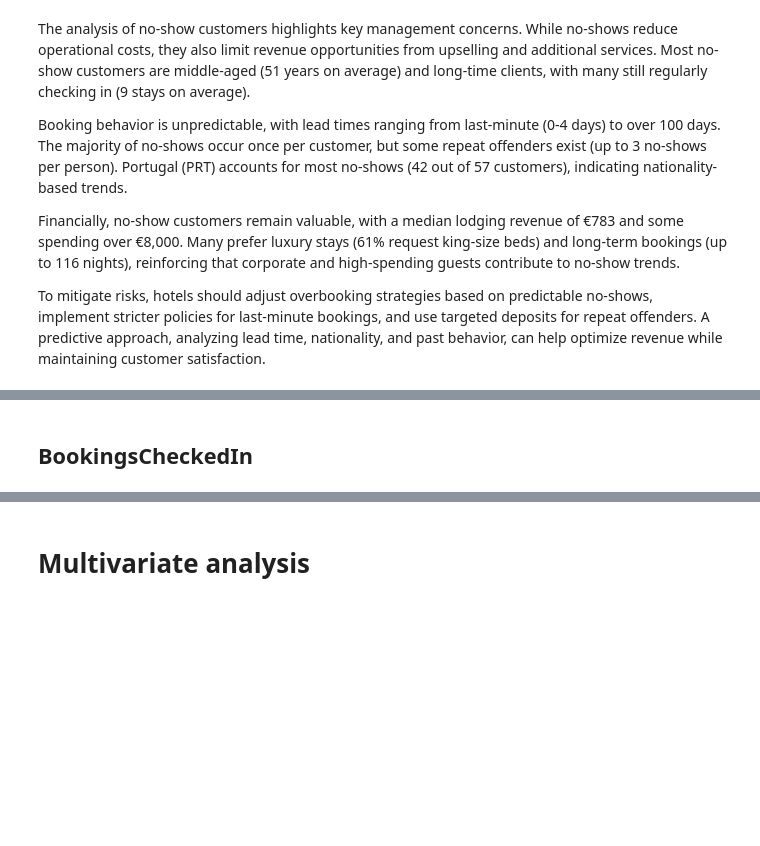
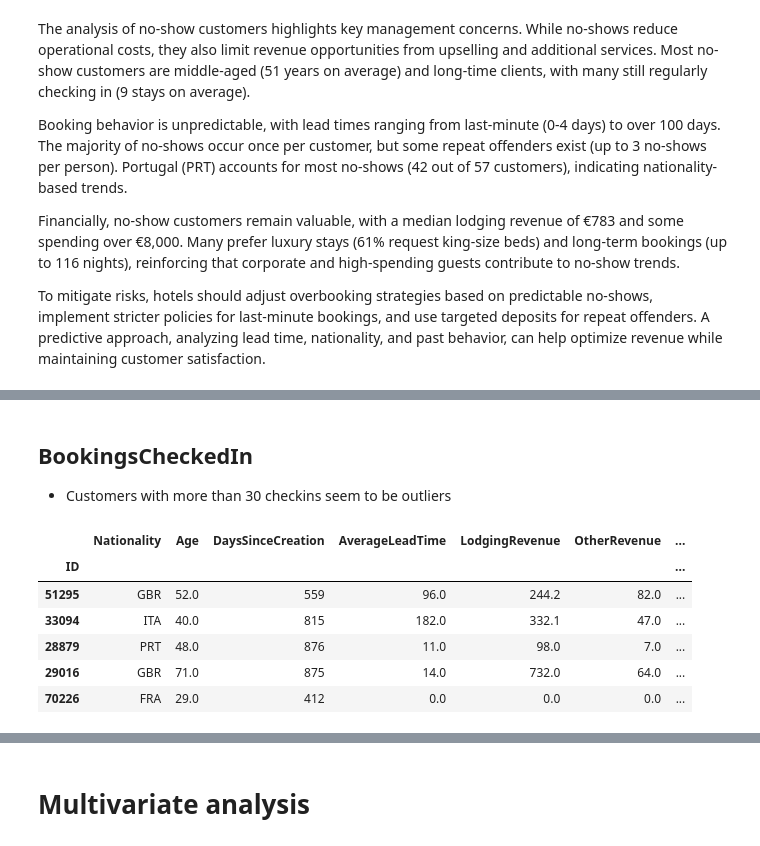
Before and after one commit to RubenCMarques/Hotel-Customer-Segmentation, a Jupyter notebook: Notebooks/Diogo_workspace.ipynb, the cells around one changed output, grey strips where cells are left out. Drawn from its saved outputs; the diff is of its cells as text; code cells hidden in the pictures; blank space fills up the shorter version.

```diff
--- a/Notebooks/Diogo_workspace.ipynb
+++ b/Notebooks/Diogo_workspace.ipynb
@@ -883,2 +812,14 @@ noshow_customers.describe().T
-# %% [markdown]
-## BookingsCheckedIn
+# %% [markdown]
+## BookingsCheckedIn
+
+- Customers with more than 30 checkins seem to be outliers
+# %%
+data.sample(5)
+# %% [output]
+|  | Nationality | Age | DaysSinceCreation | AverageLeadTime | LodgingRevenue | OtherRevenue | ... |
+| ID |  |  |  |  |  |  | ... |
+| 51295 | GBR | 52.0 | 559 | 96.0 | 244.2 | 82.0 | ... |
+| 33094 | ITA | 40.0 | 815 | 182.0 | 332.1 | 47.0 | ... |
+| 28879 | PRT | 48.0 | 876 | 11.0 | 98.0 | 7.0 | ... |
+| 29016 | GBR | 71.0 | 875 | 14.0 | 732.0 | 64.0 | ... |
+| 70226 | FRA | 29.0 | 412 | 0.0 | 0.0 | 0.0 | ... |
```
Also changed, not shown: parts of 22 cells of this notebook.
